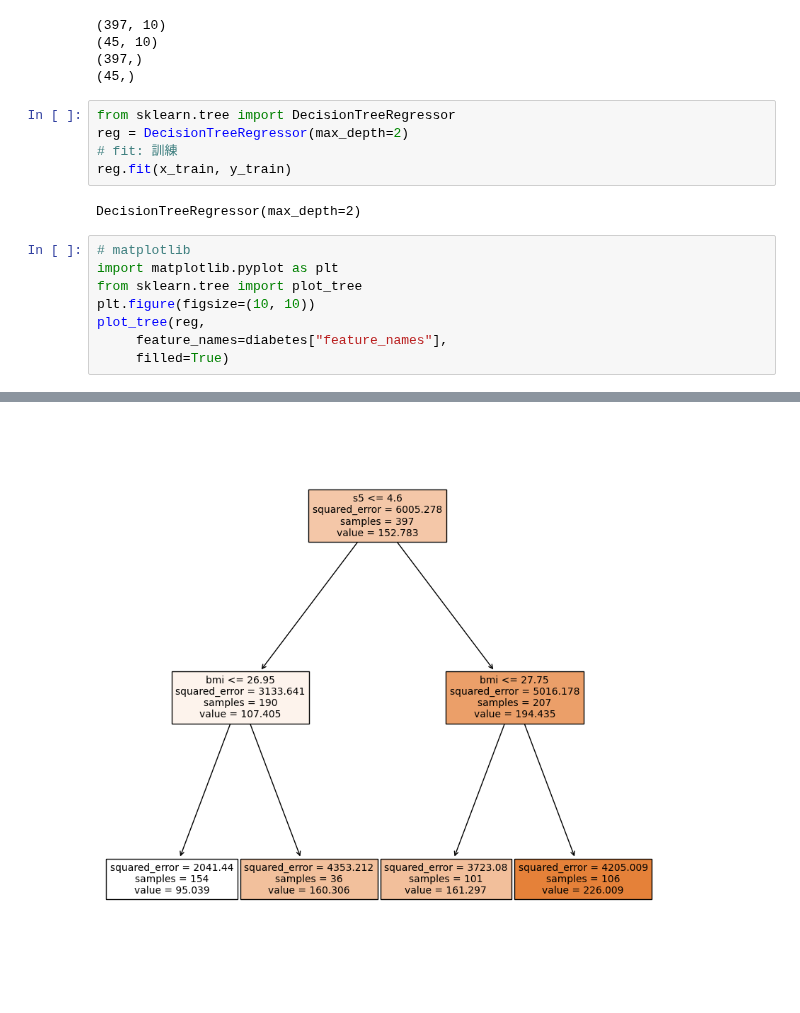
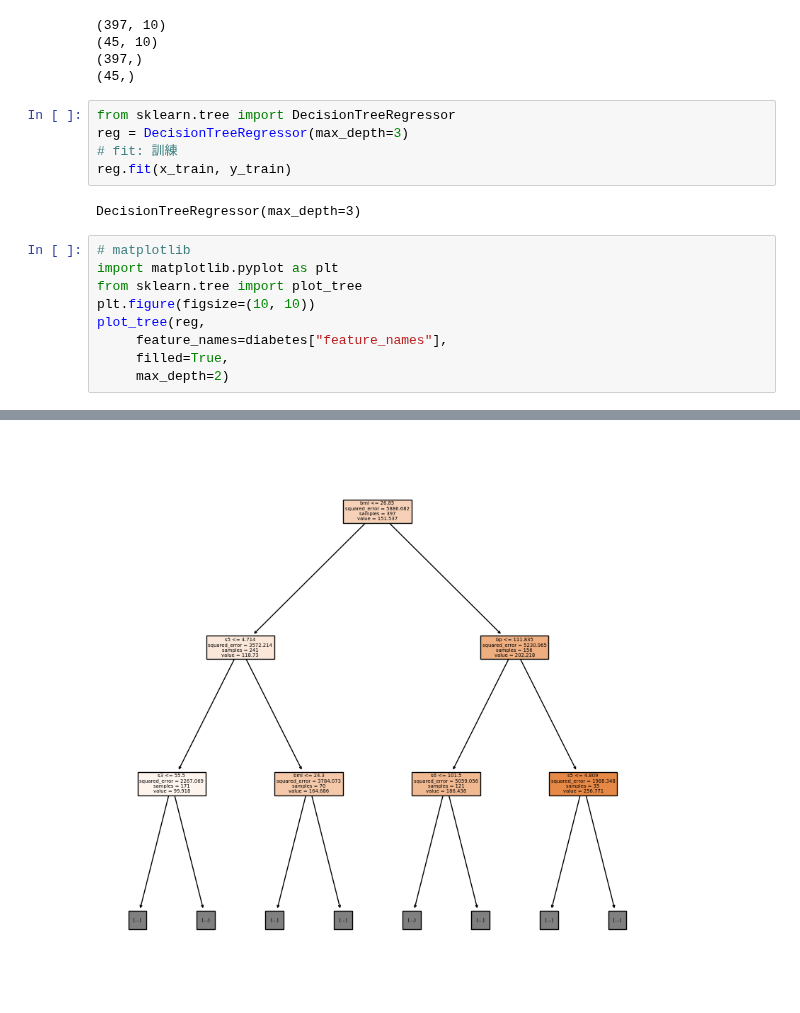
Before and after one commit to Elwing-Chou/tiba0619, a Jupyter notebook: regression.ipynb, the cells around one changed output, grey strips where cells are left out. Drawn from its saved outputs; the diff is of its cells as text.

```diff
--- a/regression.ipynb
+++ b/regression.ipynb
@@ -77,11 +77,11 @@ print(y_test.shape)
 (45,)
 # %%
 from sklearn.tree import DecisionTreeRegressor
-reg = DecisionTreeRegressor(max_depth=2)
+reg = DecisionTreeRegressor(max_depth=3)
 # fit: 訓練
 reg.fit(x_train, y_train)
 # %% [output]
-DecisionTreeRegressor(max_depth=2)
+DecisionTreeRegressor(max_depth=3)
 # %%
 # matplotlib
 import matplotlib.pyplot as plt
@@ -89,5 +89,6 @@ from sklearn.tree import plot_tree
 plt.figure(figsize=(10, 10))
 plot_tree(reg,
      feature_names=diabetes["feature_names"],
-     filled=True)
+     filled=True,
+     max_depth=2)
 # %% [output]
@@ -101 +110 @@ plot_tree(reg,
-[figure, old version]
+[figure, new version]
```
Also changed, not shown: parts of 3 cells of this notebook.
